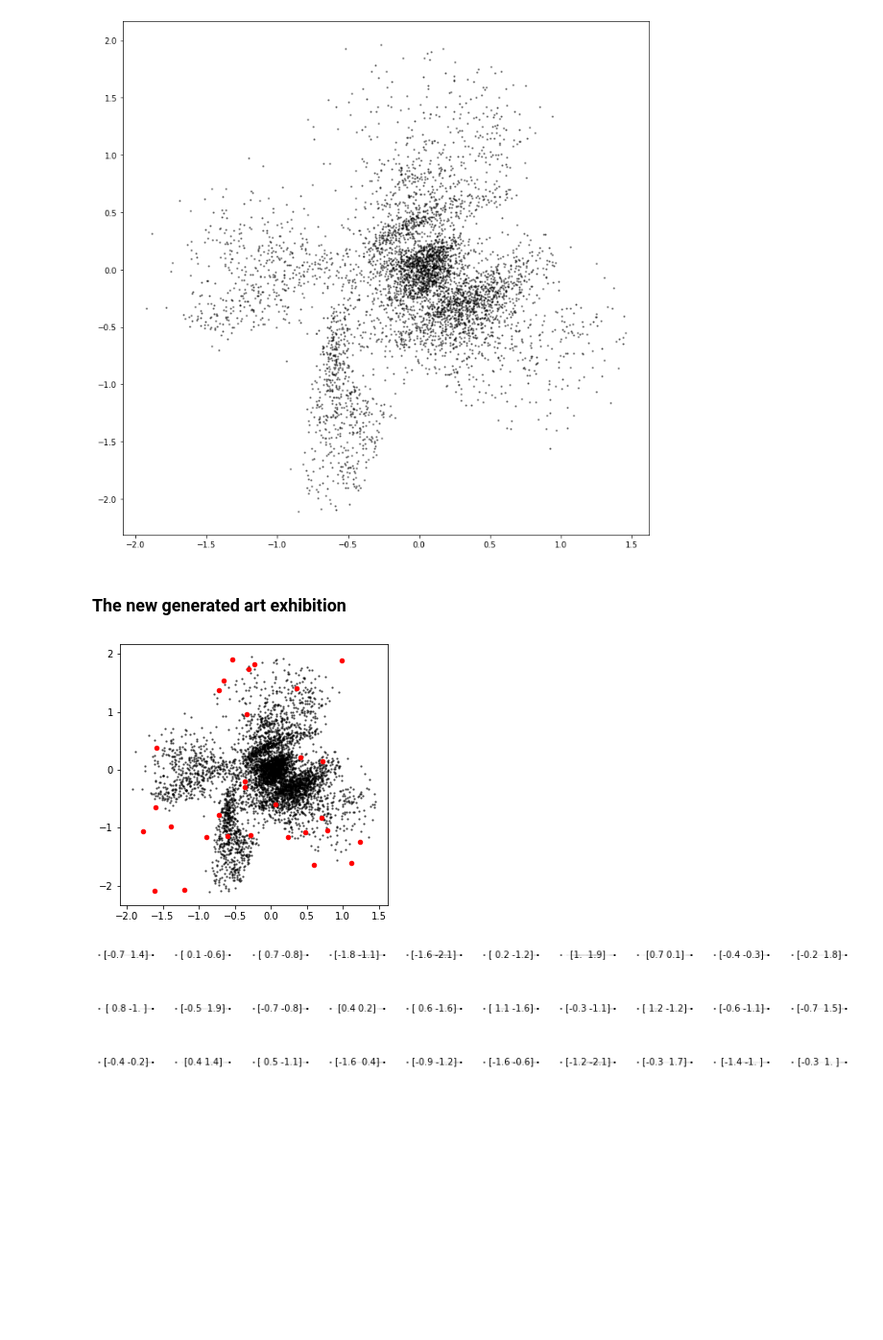
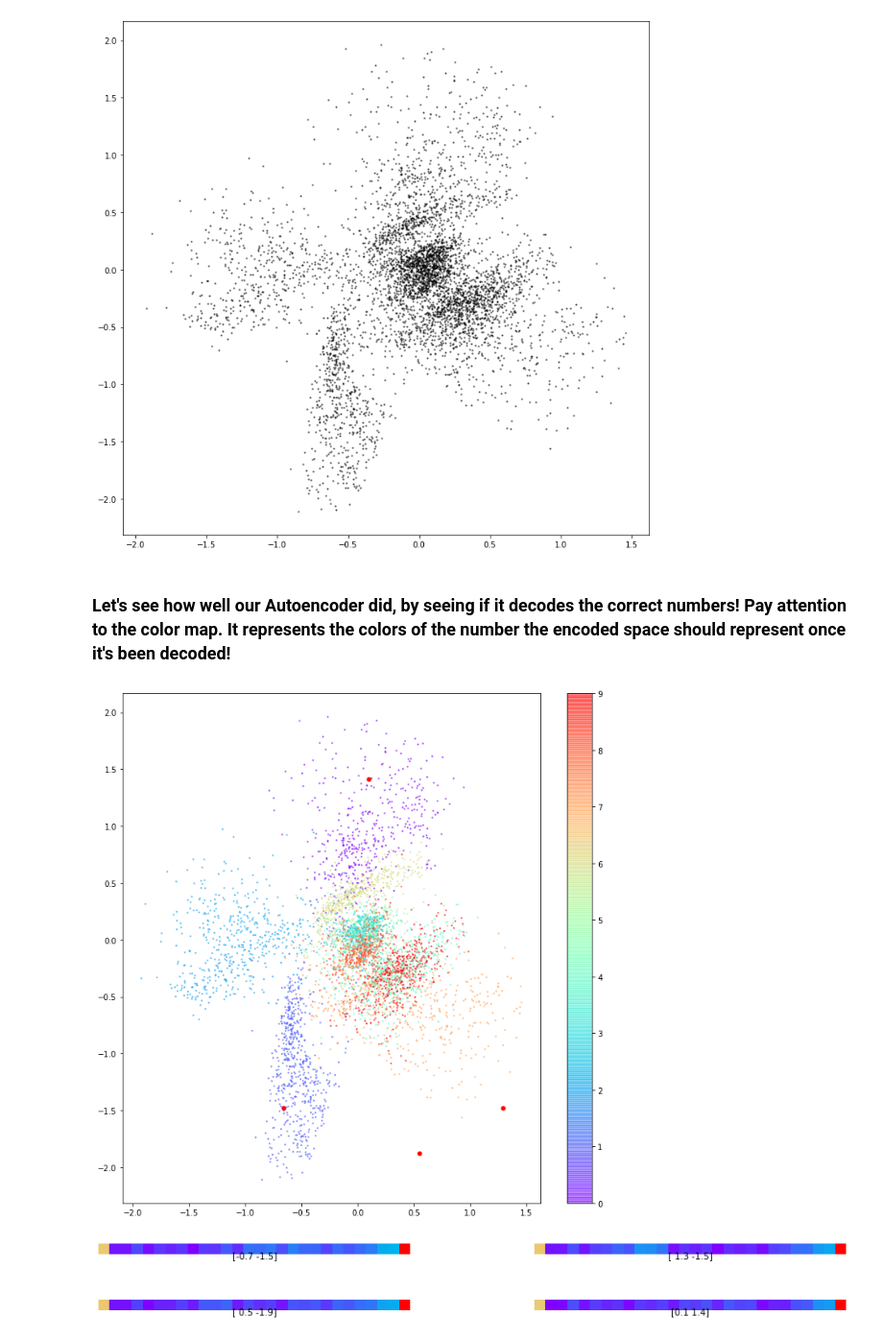
Before and after one commit to ebunt/Generative-Deep-Learning-Code-in-Pytorch, a Jupyter notebook: 03_02_autoencoder_analysis.ipynb, the cells around one changed output. Shown at 96% size. Cells and saved outputs as stored; diff of their text form; code cells hidden in the pictures; blank space fills up the shorter version.

Commit message:
better visualization and explanation of 03_02_analysis

```diff
--- a/03_02_autoencoder_analysis.ipynb
+++ b/03_02_autoencoder_analysis.ipynb
@@ -103,34 +101,45 @@ plt.scatter(z_points[:, 0] , z_points[:, 1], c='black', alpha=0.5, s=2)
 plt.show()
 # %% [output]
 [figure]
-# %% [markdown]
-### The new generated art exhibition
+# %% [markdown]
+### Let's see how well our Autoencoder did, by seeing if it decodes the correct numbers! Pay attention to the color map. It represents the colors of the number the encoded space should represent once it's been decoded!
 # %%
-figsize = 5
+figsize = 12
+np.random.seed(42)
+
+min_x = min(z_points[:, 0])
+max_x = max(z_points[:, 0])
+min_y = min(z_points[:, 1])
+max_y = max(z_points[:, 1])
+
+examples = next(iter(test_dl))
+x, y = examples[0], examples[1]
+z_points = encoder(x.to(device)).cpu()
 
 plt.figure(figsize=(figsize, figsize))
-plt.scatter(z_points[:, 0] , z_points[:, 1], c='black', alpha=0.5, s=2)
+plt.scatter(z_points[:, 0] , z_points[:, 1], cmap='rainbow', c=y, alpha=0.5, s=2)
+plt.colorbar()
 
-grid_size = 10
-grid_depth = 3
+grid_size = 2
+grid_depth = 2
 figsize = 15
 
 x = np.random.uniform(min_x,max_x, size = grid_size * grid_depth)
 y = np.random.uniform(min_y,max_y, size = grid_size * grid_depth)
 z_grid = np.array(list(zip(x, y)))
 reconst = decoder(t.from_numpy(z_grid).float().to(device)).cpu()
 
-plt.scatter(z_grid[:, 0] , z_grid[:, 1], c = 'red', alpha=1, s=20)
+plt.scatter(z_grid[:, 0] , z_grid[:, 1], c = 'red', alpha=1, s=25)
 plt.show()
 
 fig = plt.figure(figsize=(figsize, grid_depth))
 fig.subplots_adjust(hspace=0.4, wspace=0.4)
 
-for i in range(grid_size*grid_depth):
+for i in range(grid_size * grid_depth):
     ax = fig.add_subplot(grid_depth, grid_size, i+1)
     ax.axis('off')
     ax.text(0.5, -0.35, str(np.round(z_grid[i],1)), fontsize=10, ha='center', transform=ax.transAxes)
-    ax.imshow(reconst[i, :,:,0], cmap = 'Greys')
+    ax.imshow(reconst[i, :,:,0], cmap = 'rainbow')
 # %% [output]
-[figure, old version]
+[figure, new version]
-[figure, old version]
+[figure, new version]
```
Also changed, not shown: parts of 7 cells of this notebook.
